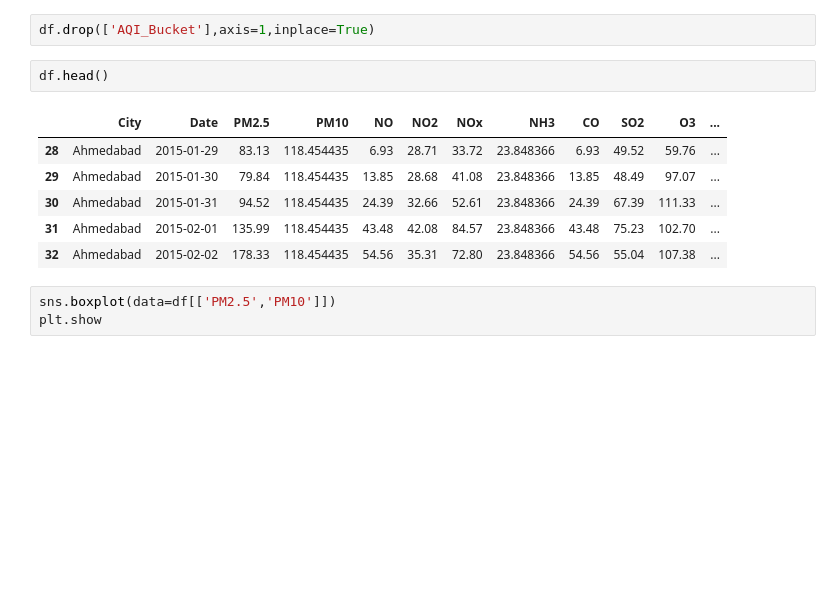
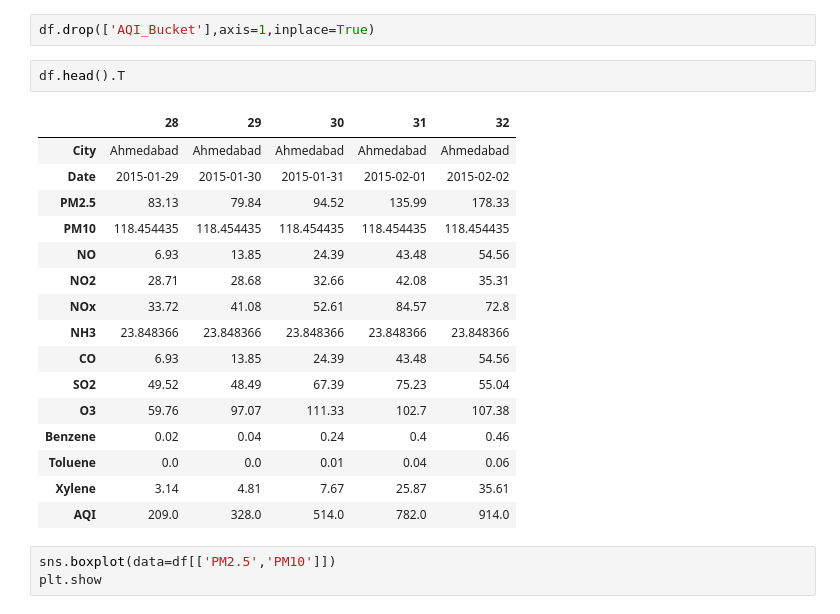
Before and after one commit to shvm2099/AQI-prediction-model, a Jupyter notebook: AQI_prediction.ipynb, the cells around one changed output. Saved outputs shown, nothing was run; the diff lists cells and outputs as text; blank space fills up the shorter version.

```diff
--- a/AQI_prediction.ipynb
+++ b/AQI_prediction.ipynb
@@ -271,14 +271,24 @@ dtype: int64
 # %%
 df.drop(['AQI_Bucket'],axis=1,inplace=True)
 # %%
-df.head()
+df.head().T
 # %% [output]
-|  | City | Date | PM2.5 | PM10 | NO | NO2 | NOx | NH3 | CO | SO2 | O3 | ... |
-| 28 | Ahmedabad | 2015-01-29 | 83.13 | 118.454435 | 6.93 | 28.71 | 33.72 | 23.848366 | 6.93 | 49.52 | 59.76 | ... |
-| 29 | Ahmedabad | 2015-01-30 | 79.84 | 118.454435 | 13.85 | 28.68 | 41.08 | 23.848366 | 13.85 | 48.49 | 97.07 | ... |
-| 30 | Ahmedabad | 2015-01-31 | 94.52 | 118.454435 | 24.39 | 32.66 | 52.61 | 23.848366 | 24.39 | 67.39 | 111.33 | ... |
-| 31 | Ahmedabad | 2015-02-01 | 135.99 | 118.454435 | 43.48 | 42.08 | 84.57 | 23.848366 | 43.48 | 75.23 | 102.70 | ... |
-| 32 | Ahmedabad | 2015-02-02 | 178.33 | 118.454435 | 54.56 | 35.31 | 72.80 | 23.848366 | 54.56 | 55.04 | 107.38 | ... |
+|  | 28 | 29 | 30 | 31 | 32 |
+| City | Ahmedabad | Ahmedabad | Ahmedabad | Ahmedabad | Ahmedabad |
+| Date | 2015-01-29 | 2015-01-30 | 2015-01-31 | 2015-02-01 | 2015-02-02 |
+| PM2.5 | 83.13 | 79.84 | 94.52 | 135.99 | 178.33 |
+| PM10 | 118.454435 | 118.454435 | 118.454435 | 118.454435 | 118.454435 |
+| NO | 6.93 | 13.85 | 24.39 | 43.48 | 54.56 |
+| NO2 | 28.71 | 28.68 | 32.66 | 42.08 | 35.31 |
+| NOx | 33.72 | 41.08 | 52.61 | 84.57 | 72.8 |
+| NH3 | 23.848366 | 23.848366 | 23.848366 | 23.848366 | 23.848366 |
+| CO | 6.93 | 13.85 | 24.39 | 43.48 | 54.56 |
+| SO2 | 49.52 | 48.49 | 67.39 | 75.23 | 55.04 |
+| O3 | 59.76 | 97.07 | 111.33 | 102.7 | 107.38 |
+| Benzene | 0.02 | 0.04 | 0.24 | 0.4 | 0.46 |
+| Toluene | 0.0 | 0.0 | 0.01 | 0.04 | 0.06 |
+| Xylene | 3.14 | 4.81 | 7.67 | 25.87 | 35.61 |
+| AQI | 209.0 | 328.0 | 514.0 | 782.0 | 914.0 |
 # %%
 sns.boxplot(data=df[['PM2.5','PM10']])
 plt.show
```
Also changed, not shown: parts of 18 cells of this notebook.
